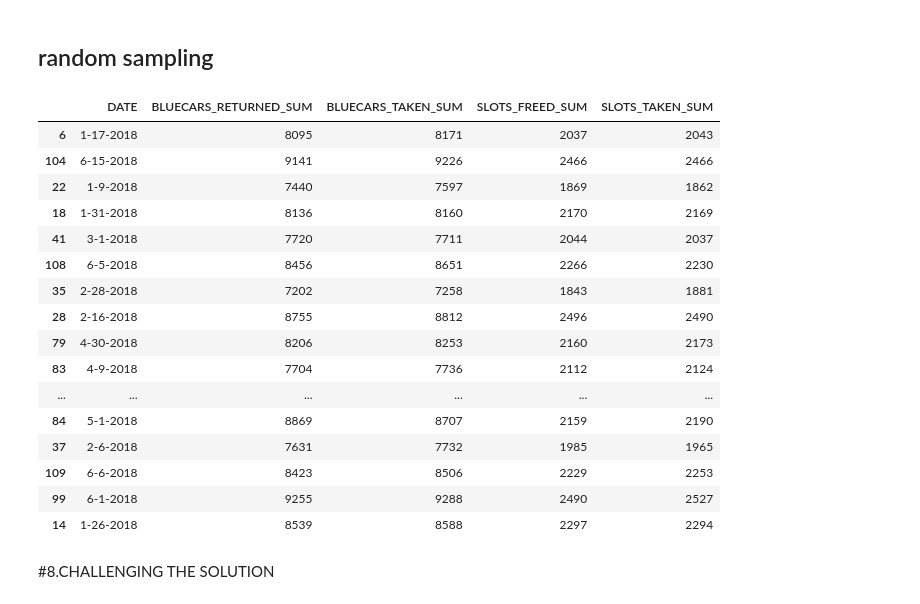
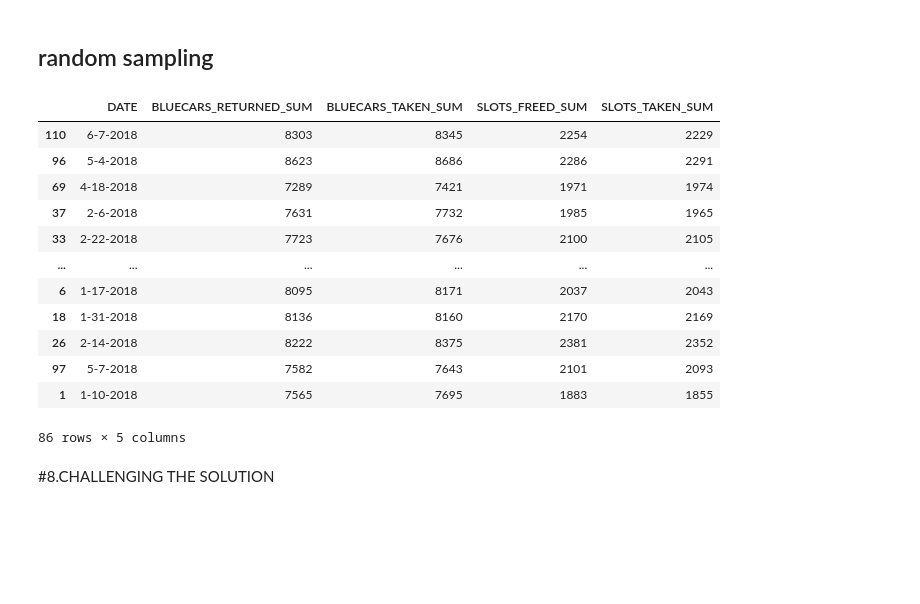
Before and after one commit to dwkaris/Demographic-Factors-Affecting-Financial-Inclusion, a Jupyter notebook: DUNCAN_KARIUKI_WEEK4_PROJECT.ipynb, the cells around one changed output. Cells and saved outputs as stored; diff of their text form; code cells hidden in the pictures; blank space fills up the shorter version.

```diff
--- a/DUNCAN_KARIUKI_WEEK4_PROJECT.ipynb
+++ b/DUNCAN_KARIUKI_WEEK4_PROJECT.ipynb
@@ -366,28 +366,25 @@ Sample looks Gaussian
 # %%
 # We will use simple random sampling to select the 25 weekdays days by which we will collect our data
 # We will collect data from our database
 
 import random
-sample = df.sample(n=25)
+sample = df.sample(n=86)
 sample
+# our smple size has been determied by sampling formular
 # %% [output]
 |  | DATE | BLUECARS_RETURNED_SUM | BLUECARS_TAKEN_SUM | SLOTS_FREED_SUM | SLOTS_TAKEN_SUM |
+| 110 | 6-7-2018 | 8303 | 8345 | 2254 | 2229 |
+| 96 | 5-4-2018 | 8623 | 8686 | 2286 | 2291 |
+| 69 | 4-18-2018 | 7289 | 7421 | 1971 | 1974 |
+| 37 | 2-6-2018 | 7631 | 7732 | 1985 | 1965 |
+| 33 | 2-22-2018 | 7723 | 7676 | 2100 | 2105 |
+| ... | ... | ... | ... | ... | ... |
 | 6 | 1-17-2018 | 8095 | 8171 | 2037 | 2043 |
-| 104 | 6-15-2018 | 9141 | 9226 | 2466 | 2466 |
-| 22 | 1-9-2018 | 7440 | 7597 | 1869 | 1862 |
 | 18 | 1-31-2018 | 8136 | 8160 | 2170 | 2169 |
-| 41 | 3-1-2018 | 7720 | 7711 | 2044 | 2037 |
-| 108 | 6-5-2018 | 8456 | 8651 | 2266 | 2230 |
-| 35 | 2-28-2018 | 7202 | 7258 | 1843 | 1881 |
-| 28 | 2-16-2018 | 8755 | 8812 | 2496 | 2490 |
-| 79 | 4-30-2018 | 8206 | 8253 | 2160 | 2173 |
-| 83 | 4-9-2018 | 7704 | 7736 | 2112 | 2124 |
-| ... | ... | ... | ... | ... | ... |
-| 84 | 5-1-2018 | 8869 | 8707 | 2159 | 2190 |
-| 37 | 2-6-2018 | 7631 | 7732 | 1985 | 1965 |
-| 109 | 6-6-2018 | 8423 | 8506 | 2229 | 2253 |
-| 99 | 6-1-2018 | 9255 | 9288 | 2490 | 2527 |
-| 14 | 1-26-2018 | 8539 | 8588 | 2297 | 2294 |
+| 26 | 2-14-2018 | 8222 | 8375 | 2381 | 2352 |
+| 97 | 5-7-2018 | 7582 | 7643 | 2101 | 2093 |
+| 1 | 1-10-2018 | 7565 | 7695 | 1883 | 1855 |
+86 rows × 5 columns
 # %% [markdown]
 #8.CHALLENGING THE SOLUTION
 # %% [markdown]
```
Also changed, not shown: parts of 10 cells of this notebook.
